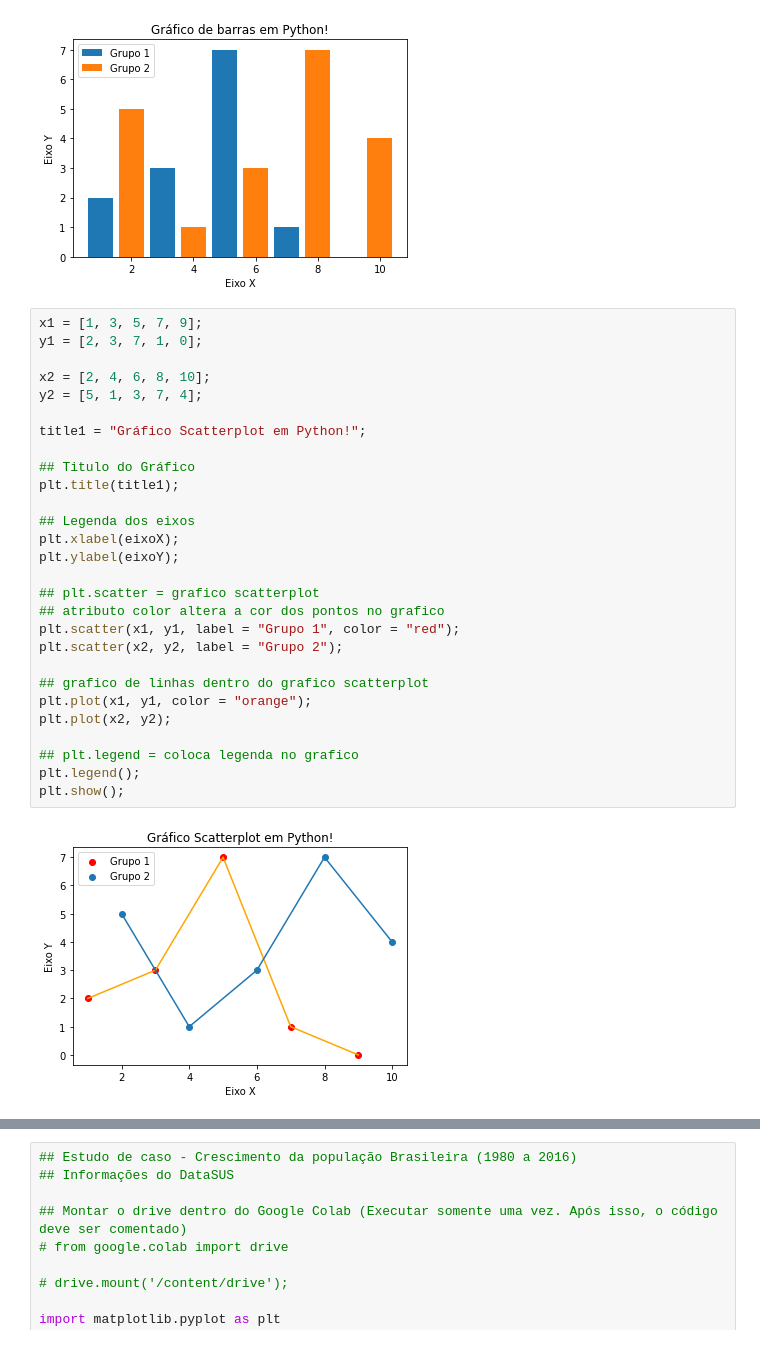
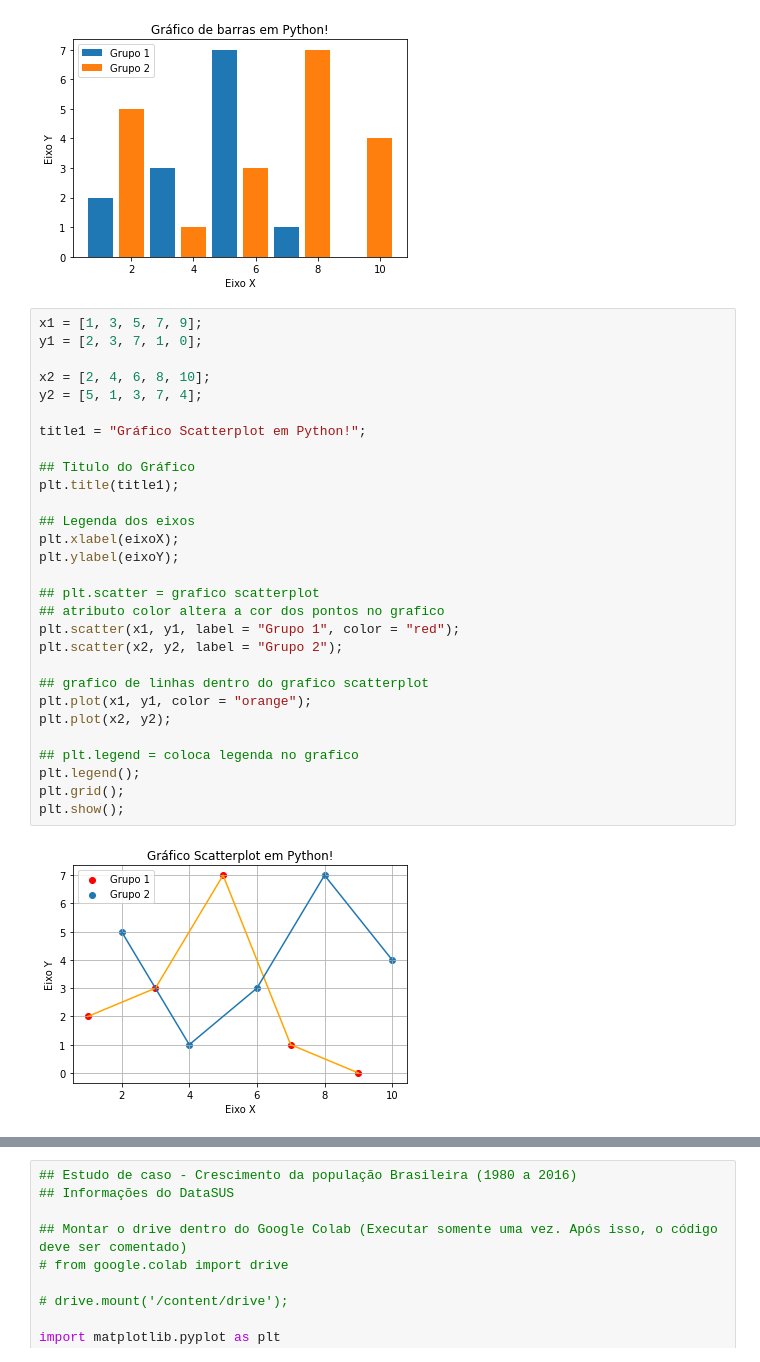
Before and after one commit to Wiryco/Data-Scientist, a Jupyter notebook: basic_py.ipynb, the cells around one changed output, grey strips where cells are left out. Saved outputs shown, nothing was run; the diff lists cells and outputs as text.

```diff
--- a/basic_py.ipynb
+++ b/basic_py.ipynb
@@ -72,33 +75,34 @@ plt.show();
 # %%
 x1 = [1, 3, 5, 7, 9];
 y1 = [2, 3, 7, 1, 0];
 
 x2 = [2, 4, 6, 8, 10];
 y2 = [5, 1, 3, 7, 4];
 
 title1 = "Gráfico Scatterplot em Python!";
 
 ## Titulo do Gráfico
 plt.title(title1);
 
 ## Legenda dos eixos
 plt.xlabel(eixoX);
 plt.ylabel(eixoY);
 
 ## plt.scatter = grafico scatterplot
 ## atributo color altera a cor dos pontos no grafico
 plt.scatter(x1, y1, label = "Grupo 1", color = "red");
 plt.scatter(x2, y2, label = "Grupo 2");
 
 ## grafico de linhas dentro do grafico scatterplot
 plt.plot(x1, y1, color = "orange");
 plt.plot(x2, y2);
 
 ## plt.legend = coloca legenda no grafico
 plt.legend();
+plt.grid();
 plt.show();
 # %% [output]
-[figure, old version]
+[figure, new version]
 # %%
 x1 = [1, 3, 5, 7, 9];
 y1 = [2, 3, 7, 1, 0];
```
Also changed, not shown: parts of 6 cells of this notebook.
